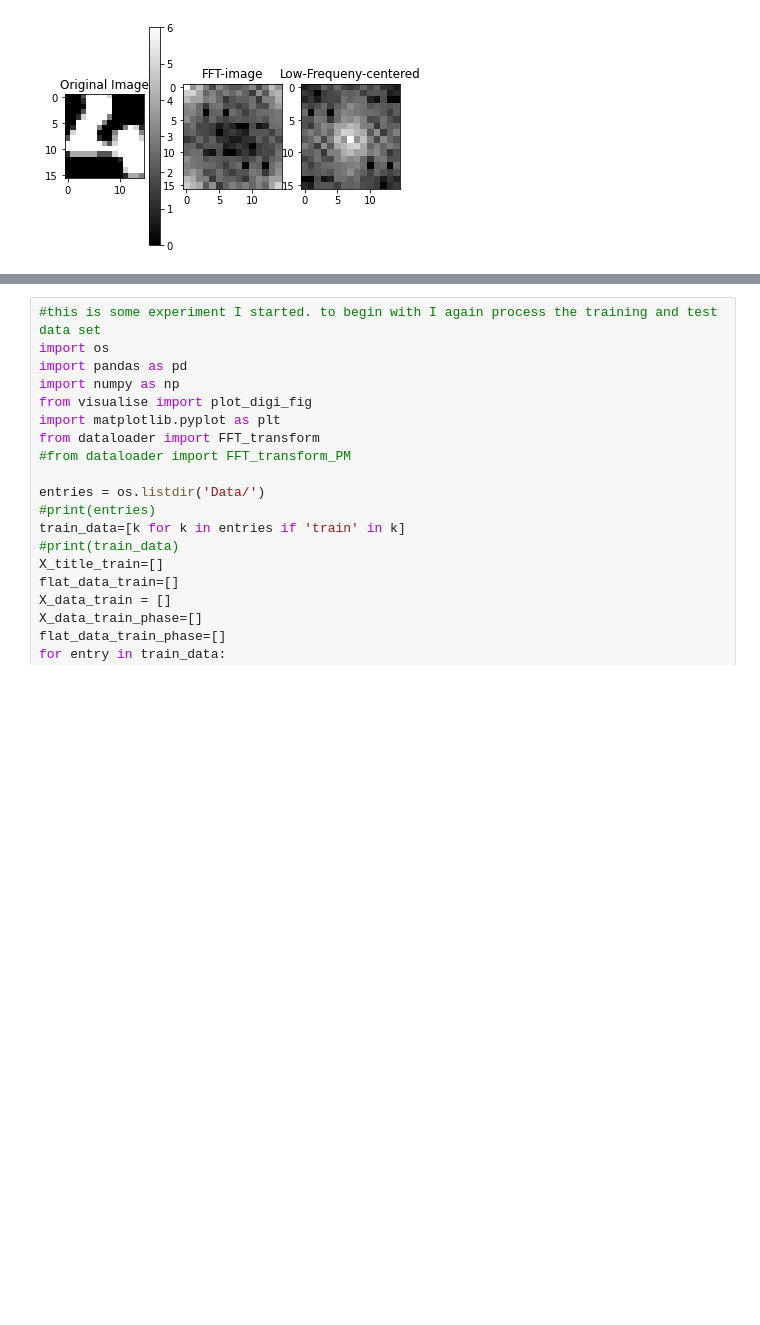
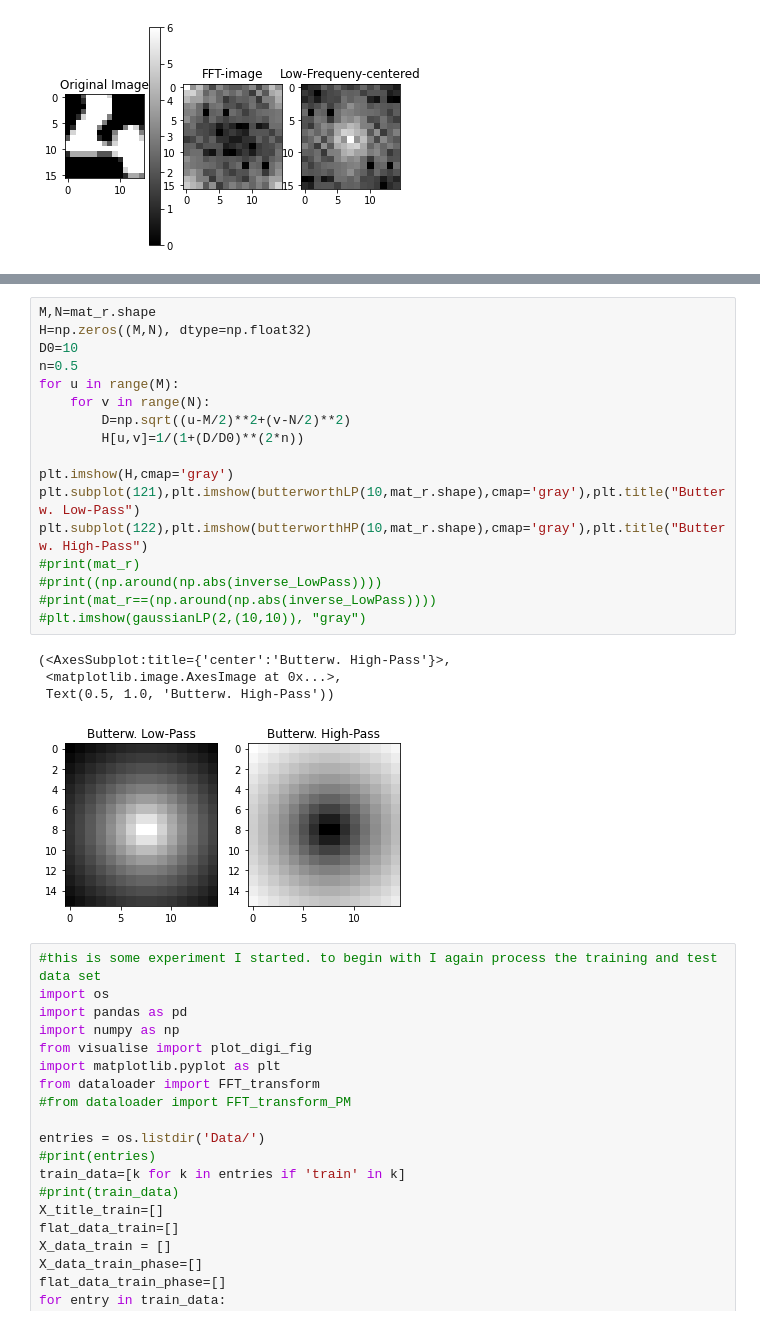
Before and after one commit to karthik-charan/Bio-inspired-handwritten-digit-recognition, a Jupyter notebook: FFT_frequency filtering exploration.ipynb, the cells around one changed output, grey strips where cells are left out. Drawn from its saved outputs; the diff is of its cells as text; blank space fills up the shorter version.

```diff
--- a/FFT_frequency filtering exploration.ipynb
+++ b/FFT_frequency filtering exploration.ipynb
@@ -112,3 +137,25 @@ plt.subplot(144), plt.imshow(np.abs(HighPass),"gray"),plt.title("High Pass-freqe
+# %%
+M,N=mat_r.shape
+H=np.zeros((M,N), dtype=np.float32)
+D0=10
+n=0.5
+for u in range(M):
+    for v in range(N):
+        D=np.sqrt((u-M/2)**2+(v-N/2)**2)
+        H[u,v]=1/(1+(D/D0)**(2*n))
+
+plt.imshow(H,cmap='gray')
+plt.subplot(121),plt.imshow(butterworthLP(10,mat_r.shape),cmap='gray'),plt.title("Butterw. Low-Pass")
+plt.subplot(122),plt.imshow(butterworthHP(10,mat_r.shape),cmap='gray'),plt.title("Butterw. High-Pass")
+#print(mat_r)
+#print((np.around(np.abs(inverse_LowPass))))
+#print(mat_r==(np.around(np.abs(inverse_LowPass))))
+#plt.imshow(gaussianLP(2,(10,10)), "gray")
+# %% [output]
+(<AxesSubplot:title={'center':'Butterw. High-Pass'}>,
+ <matplotlib.image.AxesImage at 0x...>,
+ Text(0.5, 1.0, 'Butterw. High-Pass'))
+[figure, added]
 # %%
 #this is some experiment I started. to begin with I again process the training and test data set
 import os
```
Also changed, not shown: parts of 11 cells of this notebook.
